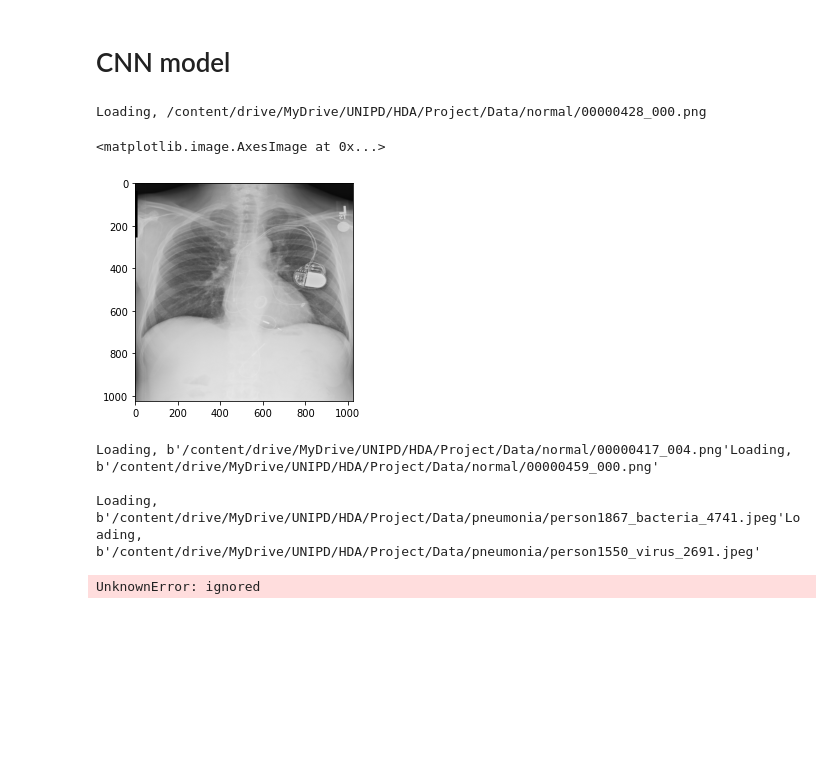
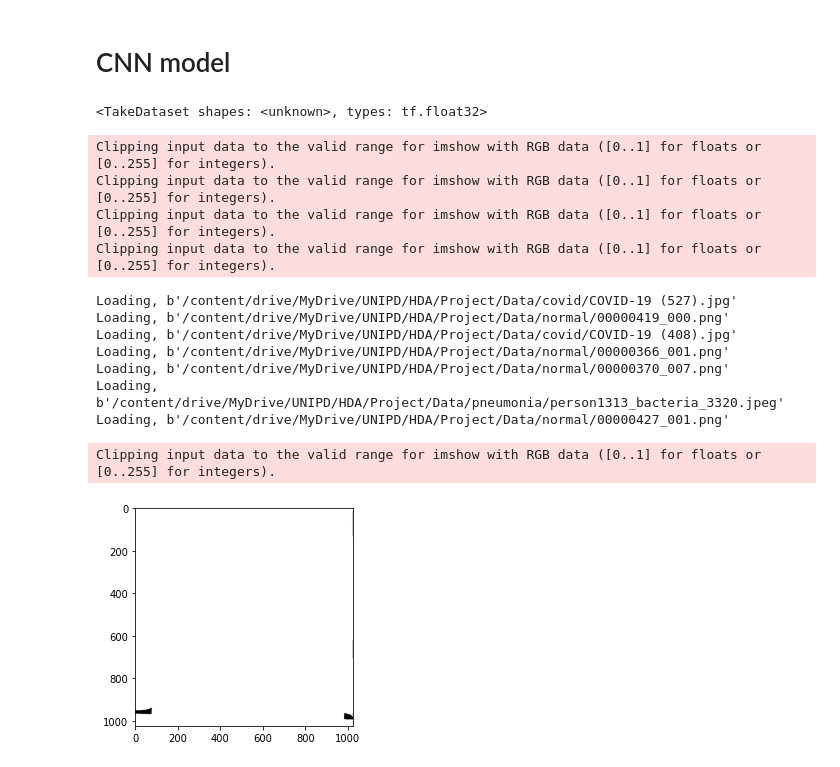
Before and after one commit to PashaIanko/Covid19Classifier, a Jupyter notebook: main.ipynb, the cells around one changed output. Drawn from its saved outputs; the diff is of its cells as text; code cells hidden in the pictures; blank space fills up the shorter version.

```diff
--- a/main.ipynb
+++ b/main.ipynb
@@ -123,6 +126,22 @@ Loading, /content/drive/MyDrive/UNIPD/HDA/Project/Data/covid/COVID-19 (401).jpg
 # %% [markdown]
 # Creating dataset
 # %%
+def LOAD_IMAGE(full_path):
+    print(f'Loading, {full_path}')
+    file = tf.io.read_file(full_path)
+    extension = full_path[-3:]
+    if extension == 'jpg':
+        image_decoded = tf.io.decode_jpeg(file, channels=3)
+        image = tf.cast(image_decoded, tf.float32)
+
+    if extension == 'png':
+        image_decoded = tf.io.decode_jpeg(file, channels=3)
+        image = tf.cast(image_decoded, tf.float32)
+    else:
+        image_decoded = tf.io.decode_jpeg(file, channels=3)
+        image = tf.cast(image_decoded, tf.float32)
+    return image
+
 def resize_image(image, new_shape):
     n = cv2.resize(image, new_shape)
     return n
@@ -138,7 +157,7 @@ def create_dataset(file_names, shuffle, cache_file):
 
     # load image func
     load_im = lambda full_path: (
-        tf.numpy_function(load_image, [full_path], tf.float32)
+        tf.numpy_function(LOAD_IMAGE, [full_path], tf.float32)
     )
 
     # # resize
@@ -168,19 +187,19 @@ def create_dataset(file_names, shuffle, cache_file):
         dataset = dataset.cache(cache_file)
 
     # Shuffle
-    if shuffle:
-        dataset = dataset.shuffle(len(file_names))
+    #if shuffle:
+    #    dataset = dataset.shuffle(len(file_names))
 
     # Repeat the dataset indefinitely
-    dataset = dataset.repeat()
+    # dataset = dataset.repeat()
 
     # Batch
-    dataset = dataset.batch(
-        batch_size = TrainParameters.batch_size
-    )
+    # dataset = dataset.batch(
+     #   batch_size = TrainParameters.batch_size
+    #)
 
     # Prefetch
-    dataset = dataset.prefetch(buffer_size = 1)
+    #dataset = dataset.prefetch(buffer_size = 1)
 
     return dataset
 # %%
@@ -197,17 +216,24 @@ test_dataset = create_dataset(
 )
 # %% [markdown]
 # CNN model
-# %%
-plt.imshow(load_image('/content/drive/MyDrive/UNIPD/HDA/Project/Data/normal/00000428_000.png'))
-# %% [output]
-Loading, /content/drive/MyDrive/UNIPD/HDA/Project/Data/normal/00000428_000.png
-<matplotlib.image.AxesImage at 0x...>
-[figure, removed]
-# %%
-for i in train_dataset:
-    pass
-# %% [output]
-Loading, b'/content/drive/MyDrive/UNIPD/HDA/Project/Data/normal/00000417_004.png'Loading, b'/content/drive/MyDrive/UNIPD/HDA/Project/Data/normal/00000459_000.png'
-
-Loading, b'/content/drive/MyDrive/UNIPD/HDA/Project/Data/pneumonia/person1867_bacteria_4741.jpeg'Loading, b'/content/drive/MyDrive/UNIPD/HDA/Project/Data/pneumonia/person1550_virus_2691.jpeg'
-UnknownError: ignored
+# %%
+train_dataset.take(2)
+# %% [output]
+<TakeDataset shapes: <unknown>, types: tf.float32>
+# %%
+for im in train_dataset.take(5):
+    plt.imshow(im)
+# %% [output]
+Clipping input data to the valid range for imshow with RGB data ([0..1] for floats or [0..255] for integers).
+Clipping input data to the valid range for imshow with RGB data ([0..1] for floats or [0..255] for integers).
+Clipping input data to the valid range for imshow with RGB data ([0..1] for floats or [0..255] for integers).
+Clipping input data to the valid range for imshow with RGB data ([0..1] for floats or [0..255] for integers).
+Loading, b'/content/drive/MyDrive/UNIPD/HDA/Project/Data/covid/COVID-19 (527).jpg'
+Loading, b'/content/drive/MyDrive/UNIPD/HDA/Project/Data/normal/00000419_000.png'
+Loading, b'/content/drive/MyDrive/UNIPD/HDA/Project/Data/covid/COVID-19 (408).jpg'
+Loading, b'/content/drive/MyDrive/UNIPD/HDA/Project/Data/normal/00000366_001.png'
+Loading, b'/content/drive/MyDrive/UNIPD/HDA/Project/Data/normal/00000370_007.png'
+Loading, b'/content/drive/MyDrive/UNIPD/HDA/Project/Data/pneumonia/person1313_bacteria_3320.jpeg'
+Loading, b'/content/drive/MyDrive/UNIPD/HDA/Project/Data/normal/00000427_001.png'
+Clipping input data to the valid range for imshow with RGB data ([0..1] for floats or [0..255] for integers).
+[figure, added]
```
Also changed, not shown: parts of 6 cells of this notebook.
